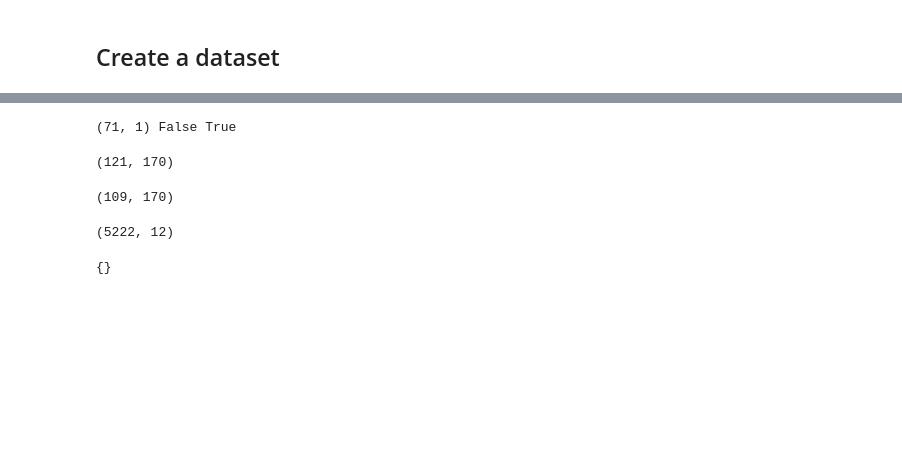
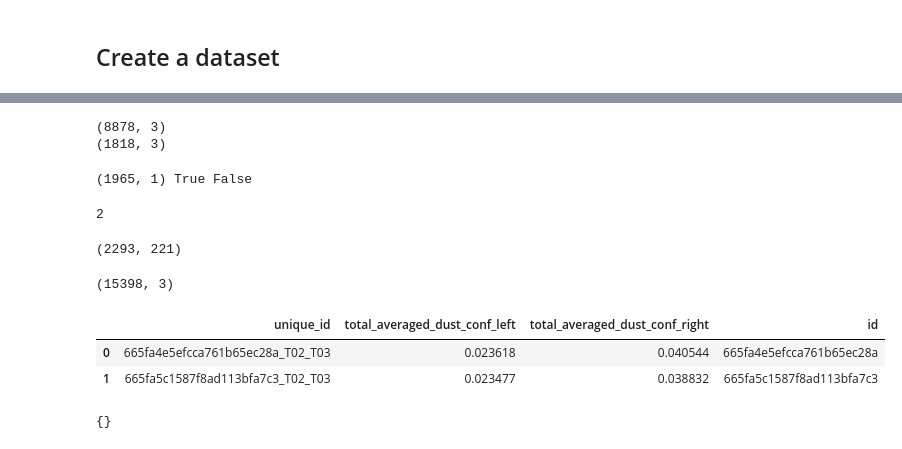
Before and after one commit to liyubrt/notebooks, a Jupyter notebook: query_aletheia.ipynb, the cells around one changed output, grey strips where cells are left out. Cells and saved outputs as stored; diff of their text form; code cells hidden in the pictures; blank space fills up the shorter version.

```diff
--- a/query_aletheia.ipynb
+++ b/query_aletheia.ipynb
@@ -145,6 +143,6 @@ array([None], dtype=object)
 # %%
 # exclude train geohashes
-geohash_csv = '/data/jupiter/li.yu/data/halo_hard_cases/geohash_table_v11_2.csv'
+geohash_csv = '/data/jupiter/li.yu/data/halo_hard_cases/geohash_table_v11_4.csv'
 geohash_df = pd.read_csv(geohash_csv)
 print(geohash_df.shape)
 buckets = ['train', 'test', 'buffer']
@@ -255,4 +281,7 @@ df2.shape
 # %%
-for i in range(0, len(df2), len(df2)//5):
-    print(df2.iloc[i].collected_on, df2.iloc[i].id, df2.iloc[i].special_notes)
+def print_time(df):
+    df = df.sort_values('collected_on')
+    for i in range(0, len(df), len(df)//5):
+        print(df.iloc[i].collected_on, df.iloc[i].id, df.iloc[i].special_notes)
+print_time(df2)
 # %% [output]
@@ -775,34 +868,52 @@ df.shape
+# %%
+# load combined left and right dust levels
+model_dir = '/data/jupiter/li.yu/exps/driveable_terrain_model/11_3_rev1_train_human_test_dean_multires_ignore_trees_1p25_u_p5_h_p2_v_ft_from_rev1_22kdust_ft_p15dust_h_fresh_dust11/'
+dataset = 'dust_datasets/halo_human_in_dust_night_v3'
+csv = os.path.join(model_dir, f'{dataset}/dust_ratio_for_both_cameras.csv')
+dust_df = pd.read_csv(csv)
+print(dust_df.shape)
+
+threshold = 0.10
+df_sampled = dust_df[(dust_df.total_averaged_dust_conf_left < threshold) & (dust_df.total_averaged_dust_conf_right < threshold)]
+print(df_sampled.shape)
+# %% [output]
+(8878, 3)
+(1818, 3)
 # %%
 # csv = '/data/jupiter/li.yu/data/halo_fps_cases/bedrock391_july_august_spark_engagements.csv'
 # csv = '/data/jupiter/datasets/dust_datasets/halo_productivity_candidates_bedrock_411_8013_40013_july_august/fps_per_category/dust.csv'
-csv = '/data/jupiter/li.yu/data/halo_fps_cases/halo_dust_image_candidates_for_train_night_labelbox0814_to_keep.csv'
+# csv = '/data/jupiter/li.yu/data/halo_fps_cases/halo_dust_image_candidates_for_train_night_labelbox0814_to_keep.csv'
 # csv = '/data/jupiter/li.yu/data/halo_fps_cases/dust_night_labelbox_0814.csv'
 # csv = '/data/jupiter/li.yu/exps/driveable_terrain_model/v111_11cls_dustaug015_0825_dust_0826/dust_datasets/halo_productivity_fps_in_dust_night_v0/dust_ratio.csv'
 # csv = '/data/jupiter/li.yu/data/dust_data_colletion_for_july_1st/halo_human_in_dust_daynightsplit_for_july01.csv'
+csv = '/data3/jupiter/datasets/model_positive/halo_manure_data_candidate/selected_for_label.csv'
 df = pd.read_csv(csv)
 print(df.shape, 'id' in df, 'unique_id' in df)
 # %% [output]
-(71, 1) False True
+(1965, 1) True False
-# %%
-df = test_df
-df.shape
-# %% [output]
-(121, 170)
 # %%
-triage_ids = ['66633c4ee48b7691954b58cf',
- '65402a724c0b3d0f82b15ec8']
+triage_ids = ['66a84455f9807557db40d8fc',
+ '66ce211cf652389e420cd5c1']
 print(len(triage_ids))
 df = df[~df.id.isin(triage_ids)]
 df.shape
 # %% [output]
-(109, 170)
+2
+(2293, 221)
 # %%
 # dfs = []
-dfs.append(df)
+dfs.append(df_sampled)
 df2 = pd.concat(dfs, ignore_index=True)
 df2.shape
 # %% [output]
-(5222, 12)
+(15398, 3)
+# %%
+df2['id'] = df2['unique_id'].apply(lambda s: s[:24])
+df2.head(2)
+# %% [output]
+|  | unique_id | total_averaged_dust_conf_left | total_averaged_dust_conf_right | id |
+| 0 | 665fa4e5efcca761b65ec28a_T02_T03 | 0.023618 | 0.040544 | 665fa4e5efcca761b65ec28a |
+| 1 | 665fa5c1587f8ad113bfa7c3_T02_T03 | 0.023477 | 0.038832 | 665fa5c1587f8ad113bfa7c3 |
 # %%
 # unlabeled dataset
 Dataset.create(
```
Also changed, not shown: parts of 23 cells of this notebook, 7 other files.
